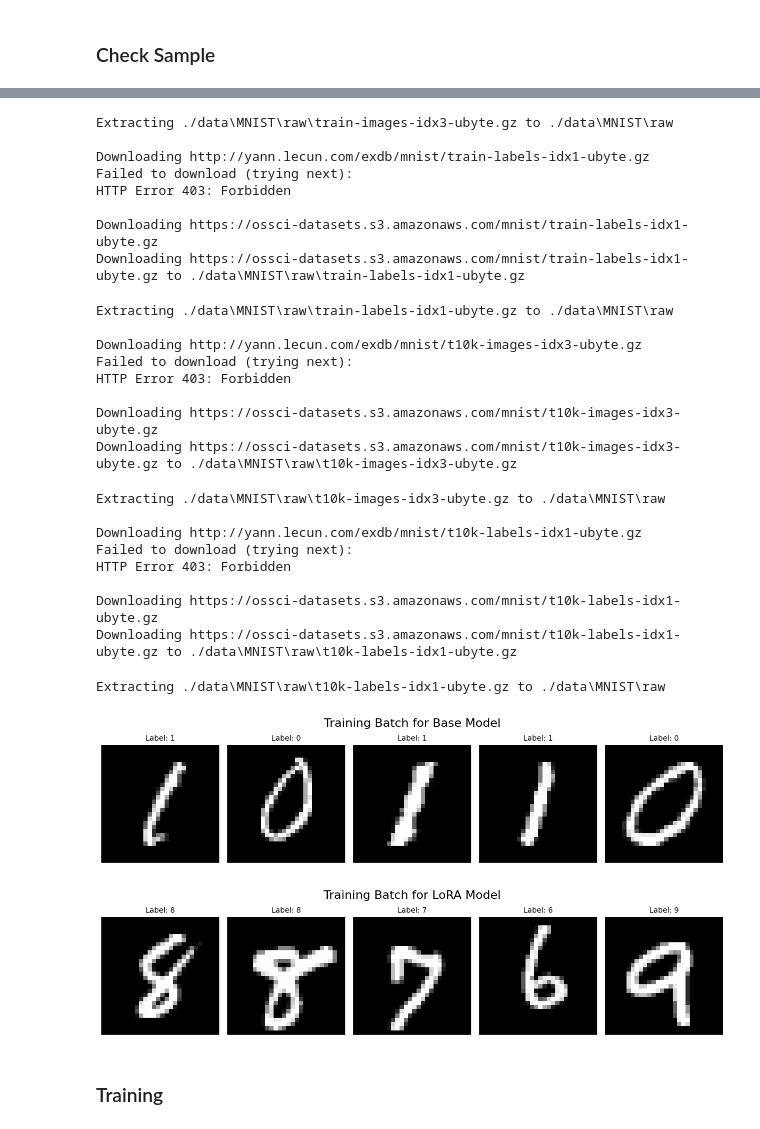
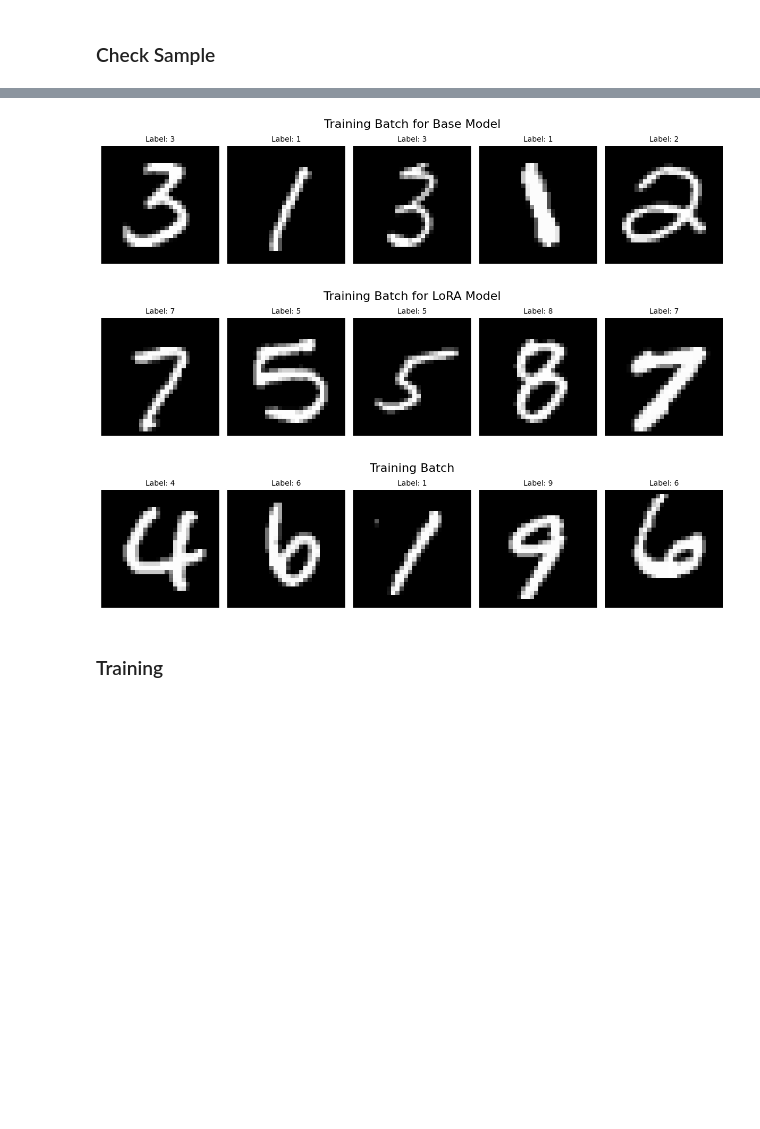
Before and after one commit to NightFore/LoRA_MNIST_Finetuning, a Jupyter notebook: LoRA_MNIST_Finetuning.ipynb, the cells around one changed output, grey strips where cells are left out. Drawn from its saved outputs; the diff is of its cells as text; code cells hidden in the pictures; blank space fills up the shorter version.

Commit message:
Added a new experiment using full dataset

```diff
--- a/LoRA_MNIST_Finetuning.ipynb
+++ b/LoRA_MNIST_Finetuning.ipynb
@@ -435,6 +419,7 @@ model_base = MNISTModel()
 # Initialize the DataModule
 dm_base = MNISTDataModule(data_dir=data_dir, batch_size=batch_size, val_split=val_split, digits=digits_base)
 dm_lora = MNISTDataModule(data_dir=data_dir, batch_size=batch_size, val_split=val_split, digits=digits_lora)
+dm_full = MNISTDataModule(data_dir=data_dir, batch_size=batch_size, val_split=val_split)
 # %% [markdown]
 ### Check Sample
 # %%
@@ -445,4 +430,8 @@ visualize_batch(x, y, title="Training Batch for Base Model")
 # Visualize a batch of training data from the 'lora' datamodule
 x, y = get_batch_from_dataset(datamodule=dm_lora, batch_size=5, setup_stage="train")
 visualize_batch(x, y, title="Training Batch for LoRA Model")
+
+# Visualize a batch of training data from the 'full' datamodule
+x, y = get_batch_from_dataset(datamodule=dm_full, batch_size=5, setup_stage="train")
+visualize_batch(x, y, title="Training Batch")
 # %% [output]
@@ -455,30 +438,6 @@ Downloading https://ossci-datasets.s3.amazonaws.com/mnist/train-images-idx3-ubyt
-Extracting ./data\MNIST\raw\train-images-idx3-ubyte.gz to ./data\MNIST\raw
-
-Downloading http://yann.lecun.com/exdb/mnist/train-labels-idx1-ubyte.gz
-Failed to download (trying next):
-HTTP Error 403: Forbidden
-
-Downloading https://ossci-datasets.s3.amazonaws.com/mnist/train-labels-idx1-ubyte.gz
-Downloading https://ossci-datasets.s3.amazonaws.com/mnist/train-labels-idx1-ubyte.gz to ./data\MNIST\raw\train-labels-idx1-ubyte.gz
-Extracting ./data\MNIST\raw\train-labels-idx1-ubyte.gz to ./data\MNIST\raw
-
-Downloading http://yann.lecun.com/exdb/mnist/t10k-images-idx3-ubyte.gz
-Failed to download (trying next):
-HTTP Error 403: Forbidden
-
-Downloading https://ossci-datasets.s3.amazonaws.com/mnist/t10k-images-idx3-ubyte.gz
-Downloading https://ossci-datasets.s3.amazonaws.com/mnist/t10k-images-idx3-ubyte.gz to ./data\MNIST\raw\t10k-images-idx3-ubyte.gz
-Extracting ./data\MNIST\raw\t10k-images-idx3-ubyte.gz to ./data\MNIST\raw
-
-Downloading http://yann.lecun.com/exdb/mnist/t10k-labels-idx1-ubyte.gz
-Failed to download (trying next):
-HTTP Error 403: Forbidden
-
-Downloading https://ossci-datasets.s3.amazonaws.com/mnist/t10k-labels-idx1-ubyte.gz
-Downloading https://ossci-datasets.s3.amazonaws.com/mnist/t10k-labels-idx1-ubyte.gz to ./data\MNIST\raw\t10k-labels-idx1-ubyte.gz
-Extracting ./data\MNIST\raw\t10k-labels-idx1-ubyte.gz to ./data\MNIST\raw
-[figure, old version]
+[figure, new version]
-[figure, old version]
+[figure, new version]
+[figure, added]
 # %% [markdown]
 ### Training
 # %%
```
Also changed, not shown: parts of 17 cells of this notebook.
